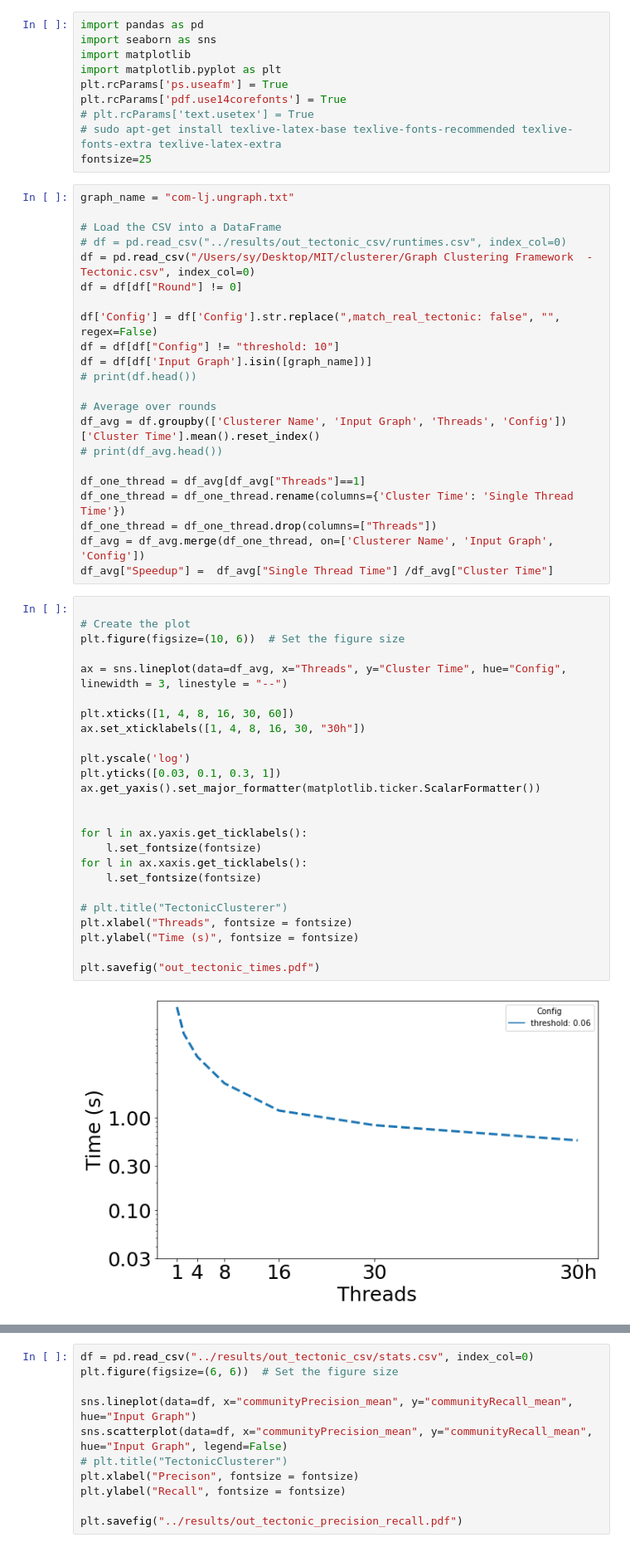
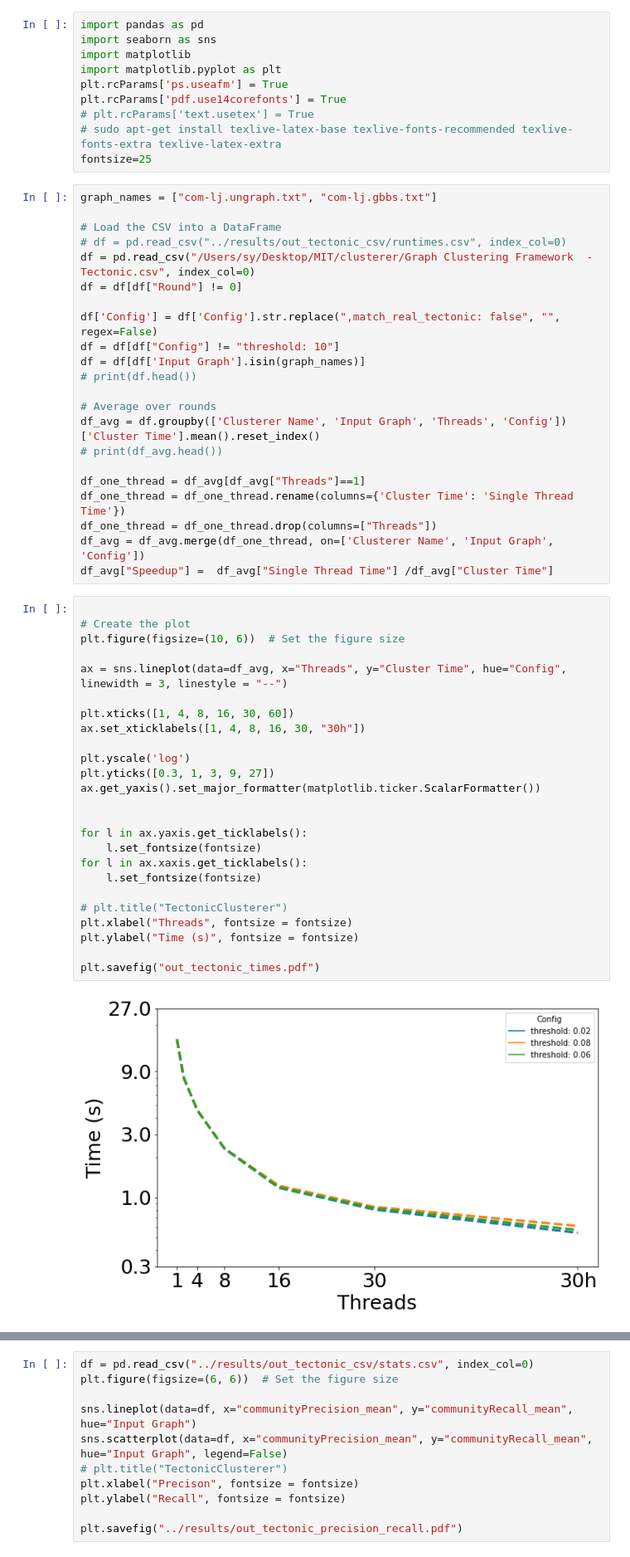
Before and after one commit to ParAlg/ParClusterers, a Jupyter notebook: plotting/plot_tectonic.ipynb, the cells around one changed output, grey strips where cells are left out. Shown: that part at 83% size. Cells and saved outputs as stored; diff of their text form.

Commit message:
add plotting

```diff
--- a/plotting/plot_tectonic.ipynb
+++ b/plotting/plot_tectonic.ipynb
@@ -9,7 +9,7 @@ plt.rcParams['pdf.use14corefonts'] = True
 # sudo apt-get install texlive-latex-base texlive-fonts-recommended texlive-fonts-extra texlive-latex-extra
 fontsize=25
 # %%
-graph_name = "com-lj.ungraph.txt"
+graph_names = ["com-lj.ungraph.txt", "com-lj.gbbs.txt"]
 
 # Load the CSV into a DataFrame
 # df = pd.read_csv("../results/out_tectonic_csv/runtimes.csv", index_col=0)
@@ -18,7 +18,7 @@ df = df[df["Round"] != 0]
 
 df['Config'] = df['Config'].str.replace(",match_real_tectonic: false", "", regex=False)
 df = df[df["Config"] != "threshold: 10"]
-df = df[df['Input Graph'].isin([graph_name])]
+df = df[df['Input Graph'].isin(graph_names)]
 # print(df.head())
 
 # Average over rounds
@@ -33,30 +33,30 @@ df_avg["Speedup"] =  df_avg["Single Thread Time"] /df_avg["Cluster Time"]
 # %%
 
 # Create the plot
 plt.figure(figsize=(10, 6))  # Set the figure size
 
 ax = sns.lineplot(data=df_avg, x="Threads", y="Cluster Time", hue="Config", linewidth = 3, linestyle = "--")
 
 plt.xticks([1, 4, 8, 16, 30, 60])
 ax.set_xticklabels([1, 4, 8, 16, 30, "30h"])
 
 plt.yscale('log')
-plt.yticks([0.03, 0.1, 0.3, 1])
+plt.yticks([0.3, 1, 3, 9, 27])
 ax.get_yaxis().set_major_formatter(matplotlib.ticker.ScalarFormatter())
 
 
 for l in ax.yaxis.get_ticklabels():
     l.set_fontsize(fontsize)
 for l in ax.xaxis.get_ticklabels():
     l.set_fontsize(fontsize)
 
 # plt.title("TectonicClusterer")
 plt.xlabel("Threads", fontsize = fontsize)
 plt.ylabel("Time (s)", fontsize = fontsize)
 
 plt.savefig("out_tectonic_times.pdf")
 # %% [output]
-[figure, old version]
+[figure, new version]
 # %%
 plt.figure(figsize=(10, 6))  # Set the figure size
 
```
Also changed, not shown: parts of 2 cells of this notebook.
